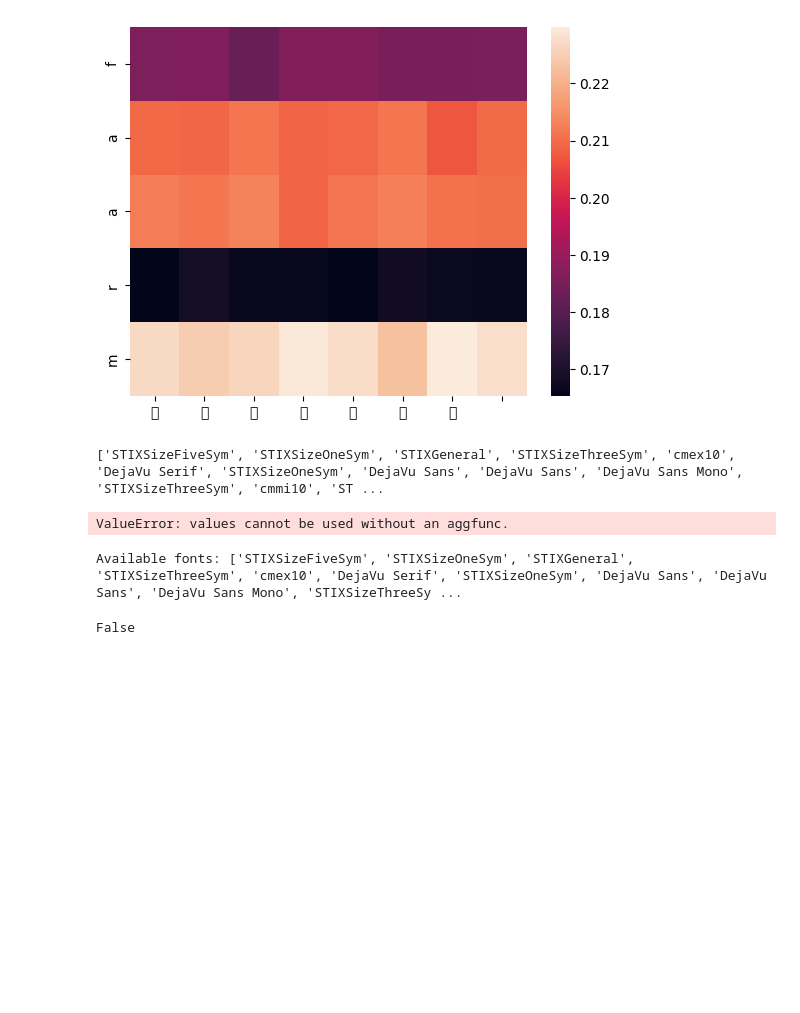
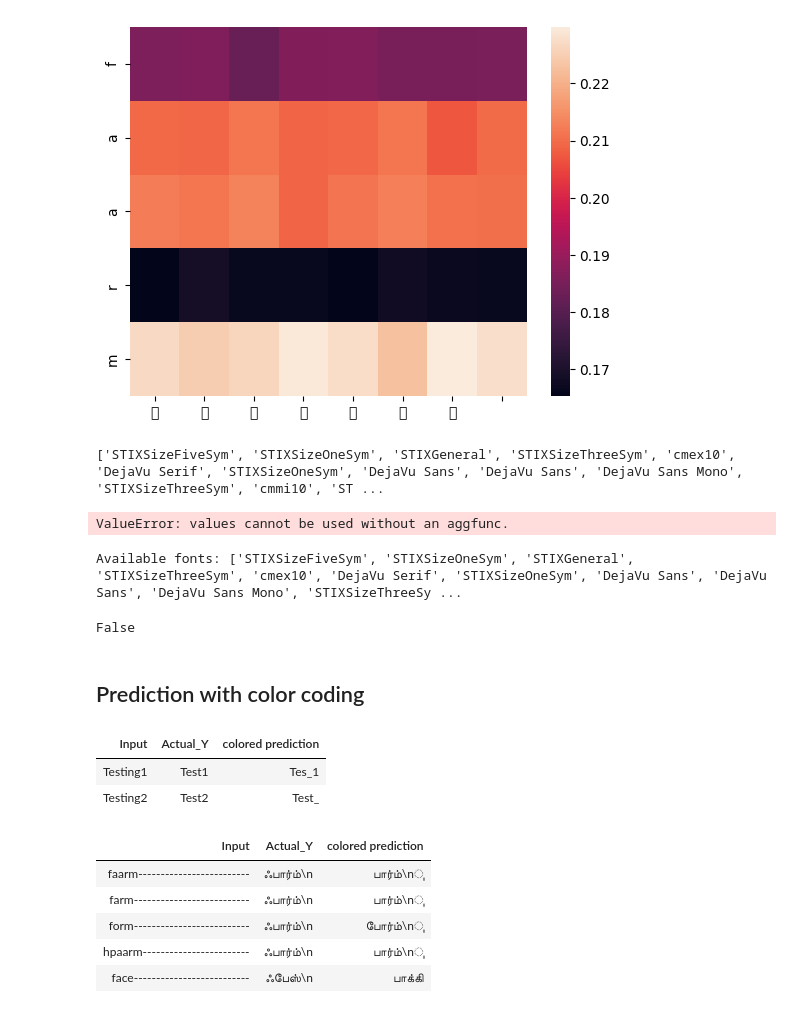
Before and after one commit to yuvaramsingh94/DA6401_Assignment_3, a Jupyter notebook: code/attention_viz.ipynb, the cells around one changed output. Cells and saved outputs as stored; diff of their text form; code cells hidden in the pictures; blank space fills up the shorter version.

```diff
--- a/code/attention_viz.ipynb
+++ b/code/attention_viz.ipynb
@@ -182,3 +182,52 @@ Available fonts: ['STIXSizeFiveSym', 'STIXSizeOneSym', 'STIXGeneral', 'STIXSizeT
 False
 # %%
 # (Devanagari, Nepali, Sanskrit, and Marathi Font).
+# %% [markdown]
+## Prediction with color coding
+# %%
+import pandas as pd
+from IPython.display import display, HTML
+
+def color_code_text(row):
+    input_text = row['Input']
+    actual_text = row['Actual_Y']
+    pred_text = row['Prediction']
+
+    colored = []
+    # Compare up to the shorter length
+    for i in range(min(len(actual_text), len(pred_text))):
+        char = pred_text[i]
+        color = 'green' if char == actual_text[i] else 'red'
+        colored.append(f"<span style='color:{color}'>{char}</span>")
+
+    # Extra predicted chars (over-prediction)
+    for char in pred_text[len(actual_text):]:
+        colored.append(f"<span style='color:red'>{char}</span>")
+
+    # Missing chars (under-prediction)
+    for _ in actual_text[len(pred_text):]:
+        colored.append(f"<span style='color:red'>_</span>")
+
+    return ''.join(colored)
+
+# Assuming `df` is your DataFrame with the three columns
+df = pd.DataFrame({
+    'Input':   ["Testing1","Testing2"],  # your input data
+    'Actual_Y':  ["Test1","Test2"],  # ground truth
+    'Prediction':["Tes_1","Test_"]  # model outputs
+})
+
+# Apply color coding to first 10 rows
+subset = df.head().copy()
+subset['colored prediction'] = subset.apply(color_code_text, axis=1)
+
+# Generate HTML table without escaping HTML tags
+html_table = subset[['Input', 'Actual_Y', 'colored prediction']] \
+    .to_html(escape=False, index=False)
+
+# Display in a Jupyter notebook
+display(HTML(html_table))
+# %% [output]
+| Input | Actual_Y | colored prediction |
+| Testing1 | Test1 | Tes_1 |
+| Testing2 | Test2 | Test_ |
@@ -184,0 +238,18 @@ False
+# %%
+# Apply color coding to first 10 rows
+subset = pred.head().copy()
+subset['colored prediction'] = subset.apply(color_code_text, axis=1)
+
+# Generate HTML table without escaping HTML tags
+html_table = subset[['Input', 'Actual_Y', 'colored prediction']] \
+    .to_html(escape=False, index=False)
+
+# Display in a Jupyter notebook
+display(HTML(html_table))
+# %% [output]
+| Input | Actual_Y | colored prediction |
+| faarm------------------------- | ஃபார்ம்\n | பார்ம்\nு |
+| farm-------------------------- | ஃபார்ம்\n | பார்ம்\nு |
+| form-------------------------- | ஃபார்ம்\n | போர்ம்\nு |
+| hpaarm------------------------ | ஃபார்ம்\n | பார்ம்\nு |
+| face-------------------------- | ஃபேஸ்\n | பாக்கி |
```
Also changed, not shown: parts of 3 cells of this notebook, 3 other files.
